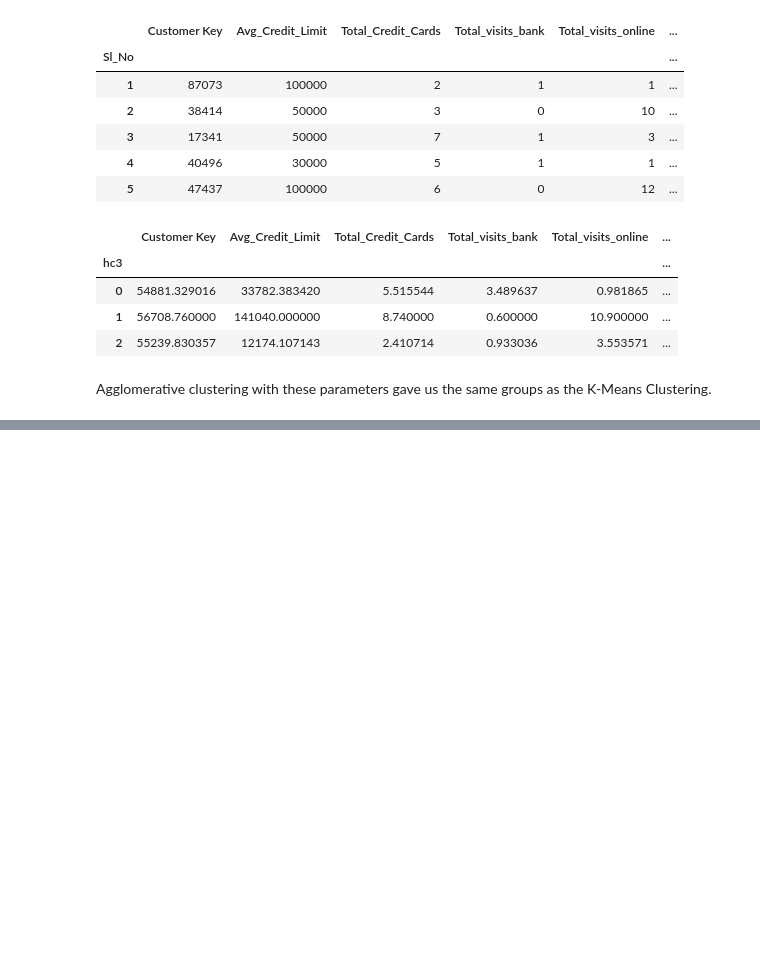
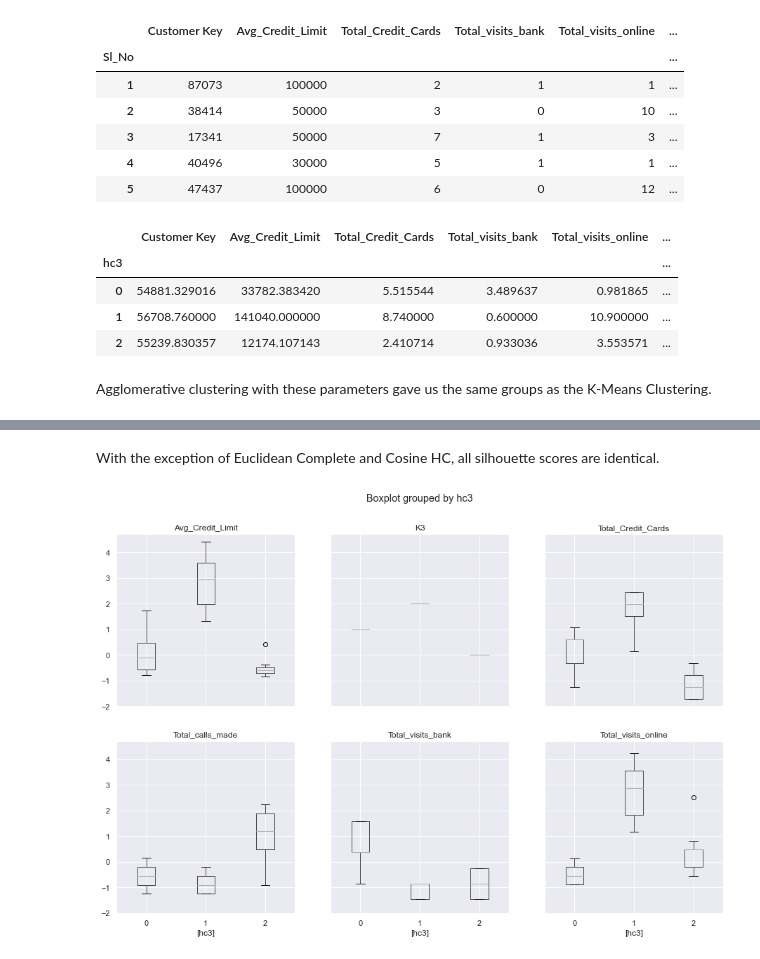
Before and after one commit to pcopley/uta-aiml, a Jupyter notebook: 05 Unsupervised Learning/03 Project/Unsupervised Learning Project.ipynb, the cells around one changed output, grey strips where cells are left out. Cells and saved outputs as stored; diff of their text form; code cells hidden in the pictures; blank space fills up the shorter version.

```diff
--- a/05 Unsupervised Learning/03 Project/Unsupervised Learning Project.ipynb
+++ b/05 Unsupervised Learning/03 Project/Unsupervised Learning Project.ipynb
@@ -607,0 +631,3 @@ silhouette_avg
+# %%
+hc_cosine = AgglomerativeClustering(n_clusters=3, affinity='cosine', linkage='average')
+hc_cosine.fit(scaled)
@@ -607,0 +656,6 @@ silhouette_avg
+# %% [markdown]
+With the exception of Euclidean Complete and Cosine HC, all silhouette scores are identical.
+# %%
+scaled.boxplot(by='hc3', layout=(2,3), figsize=(15,10));
+# %% [output]
+[figure, added]
```
Also changed, not shown: parts of 30 cells of this notebook, 1 other file.
